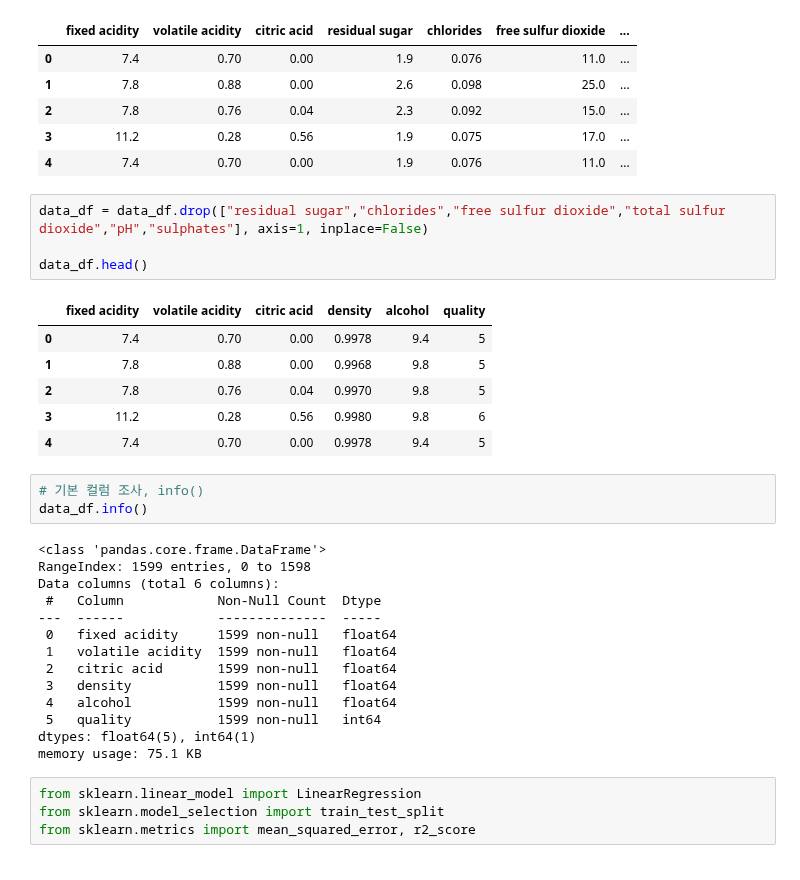
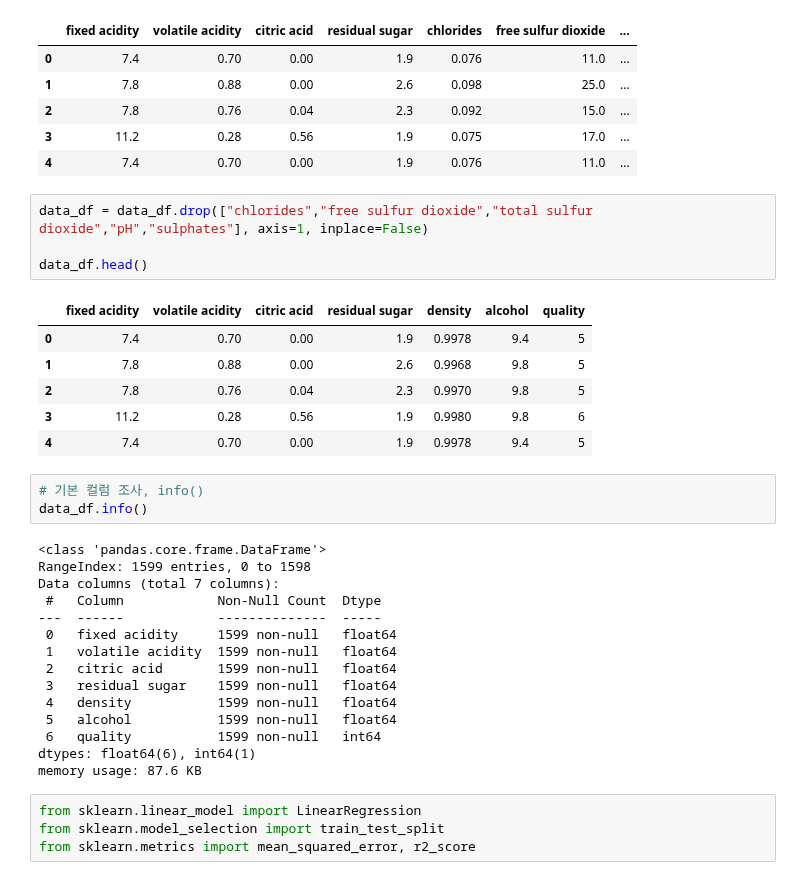
Before and after one commit to Ihan0316/Bigdata_Visualization_my, a Jupyter notebook: ch4-회귀분석/mini2-wine.ipynb, the cells around one changed output. Saved outputs shown, nothing was run; the diff lists cells and outputs as text.

```diff
--- a/ch4-회귀분석/mini2-wine.ipynb
+++ b/ch4-회귀분석/mini2-wine.ipynb
@@ -14,33 +14,34 @@ data_df 의 크기 : (1599, 12)
 | 3 | 11.2 | 0.28 | 0.56 | 1.9 | 0.075 | 17.0 | ... |
 | 4 | 7.4 | 0.70 | 0.00 | 1.9 | 0.076 | 11.0 | ... |
 # %%
-data_df = data_df.drop(["residual sugar","chlorides","free sulfur dioxide","total sulfur dioxide","pH","sulphates"], axis=1, inplace=False)
+data_df = data_df.drop(["chlorides","free sulfur dioxide","total sulfur dioxide","pH","sulphates"], axis=1, inplace=False)
 
 data_df.head()
 # %% [output]
-|  | fixed acidity | volatile acidity | citric acid | density | alcohol | quality |
-| 0 | 7.4 | 0.70 | 0.00 | 0.9978 | 9.4 | 5 |
-| 1 | 7.8 | 0.88 | 0.00 | 0.9968 | 9.8 | 5 |
-| 2 | 7.8 | 0.76 | 0.04 | 0.9970 | 9.8 | 5 |
-| 3 | 11.2 | 0.28 | 0.56 | 0.9980 | 9.8 | 6 |
-| 4 | 7.4 | 0.70 | 0.00 | 0.9978 | 9.4 | 5 |
+|  | fixed acidity | volatile acidity | citric acid | residual sugar | density | alcohol | quality |
+| 0 | 7.4 | 0.70 | 0.00 | 1.9 | 0.9978 | 9.4 | 5 |
+| 1 | 7.8 | 0.88 | 0.00 | 2.6 | 0.9968 | 9.8 | 5 |
+| 2 | 7.8 | 0.76 | 0.04 | 2.3 | 0.9970 | 9.8 | 5 |
+| 3 | 11.2 | 0.28 | 0.56 | 1.9 | 0.9980 | 9.8 | 6 |
+| 4 | 7.4 | 0.70 | 0.00 | 1.9 | 0.9978 | 9.4 | 5 |
 # %%
 # 기본 컬럼 조사, info()
 data_df.info()
 # %% [output]
 <class 'pandas.core.frame.DataFrame'>
 RangeIndex: 1599 entries, 0 to 1598
-Data columns (total 6 columns):
+Data columns (total 7 columns):
  #   Column            Non-Null Count  Dtype
 ---  ------            --------------  -----
  0   fixed acidity     1599 non-null   float64
  1   volatile acidity  1599 non-null   float64
  2   citric acid       1599 non-null   float64
- 3   density           1599 non-null   float64
- 4   alcohol           1599 non-null   float64
- 5   quality           1599 non-null   int64
-dtypes: float64(5), int64(1)
-memory usage: 75.1 KB
+ 3   residual sugar    1599 non-null   float64
+ 4   density           1599 non-null   float64
+ 5   alcohol           1599 non-null   float64
+ 6   quality           1599 non-null   int64
+dtypes: float64(6), int64(1)
+memory usage: 87.6 KB
 # %%
 from sklearn.linear_model import LinearRegression
 from sklearn.model_selection import train_test_split
```
Also changed, not shown: parts of 5 cells of this notebook.
